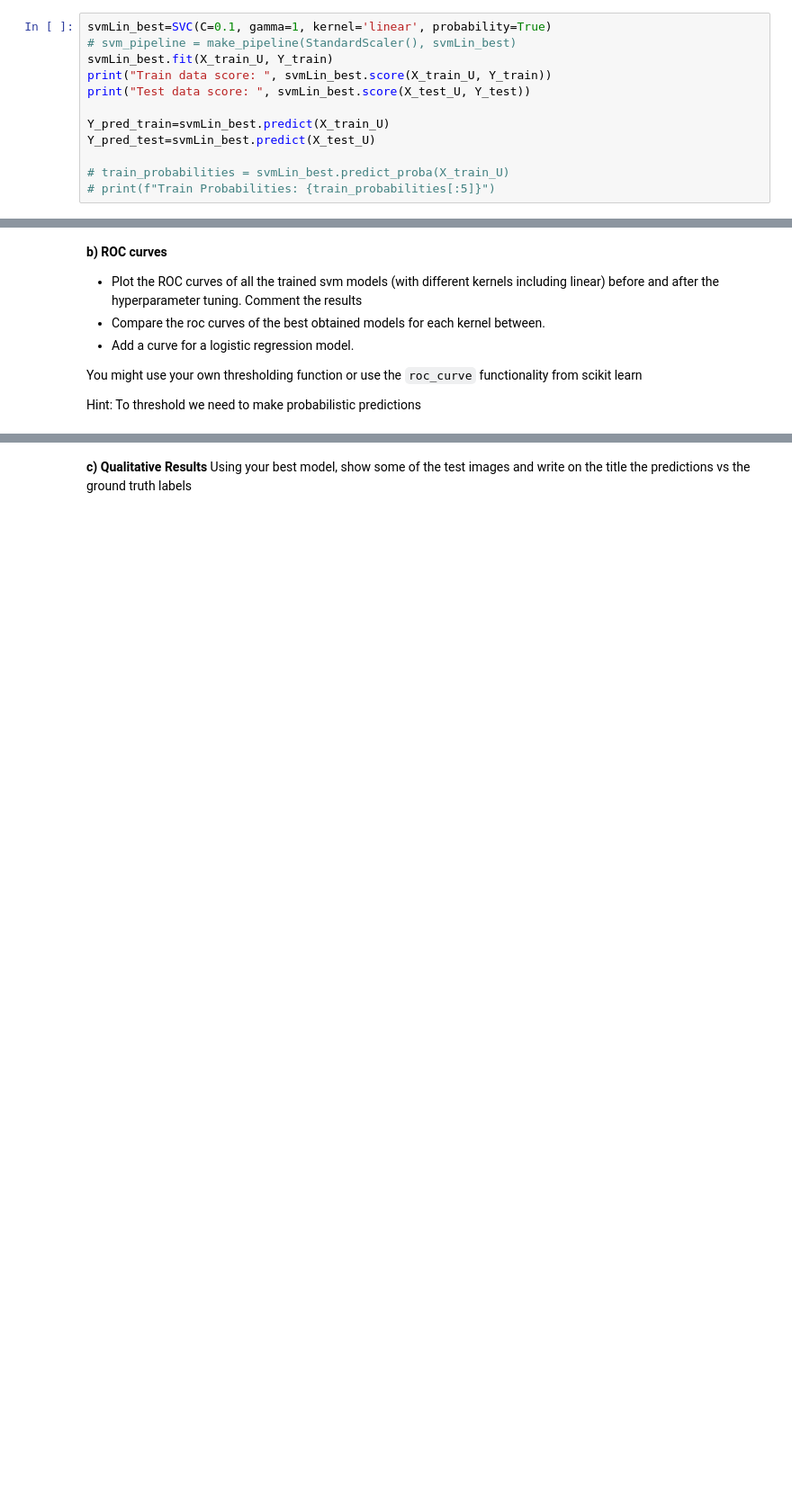
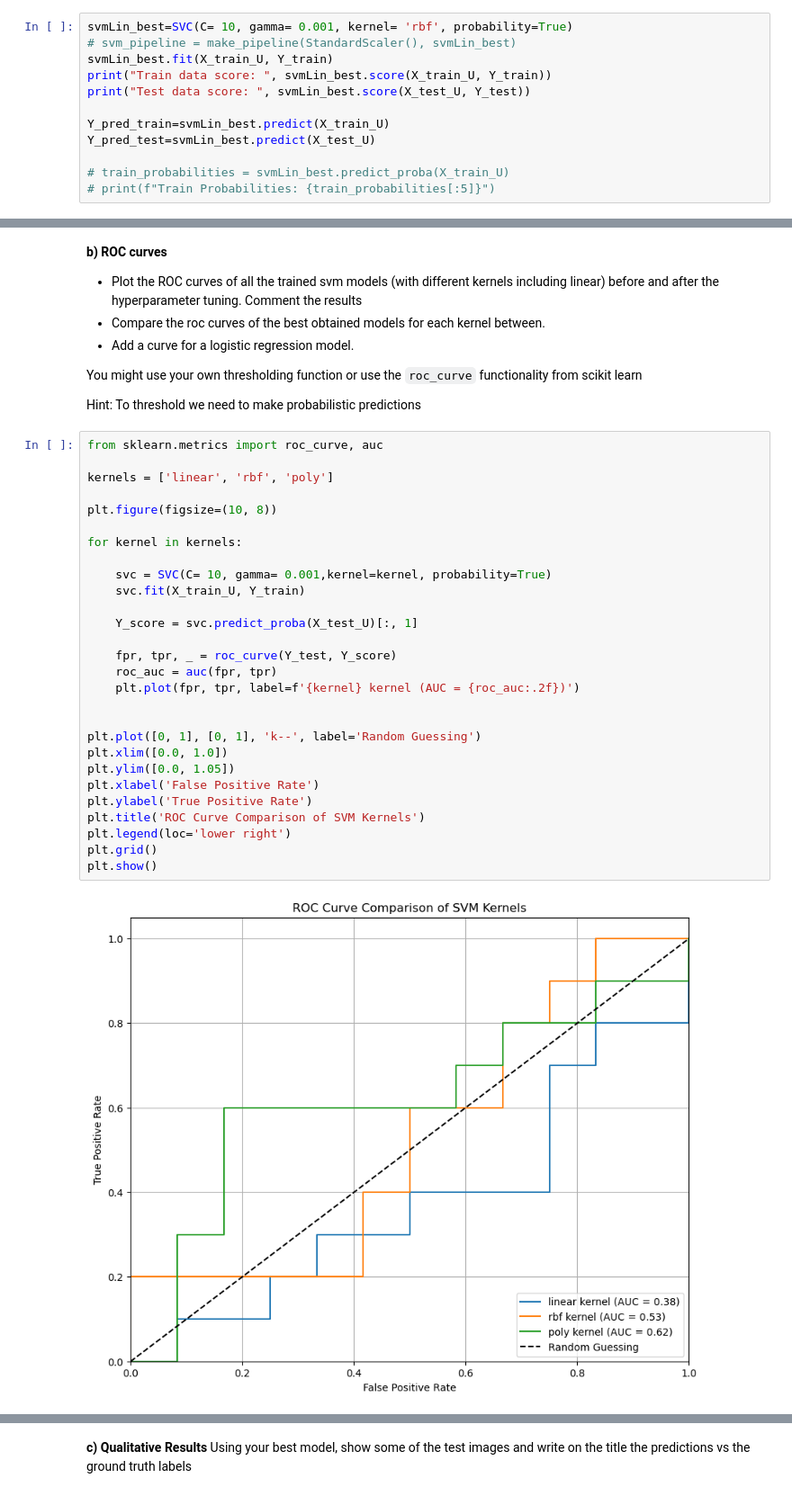
Before and after one commit to JayPanchariya/svm, a Jupyter notebook: 2024_2025_From_Linear_Classifiers_to_SVMs_sv.ipynb, the cells around one changed output, grey strips where cells are left out. Shown at 90% size. Saved outputs shown, nothing was run; the diff lists cells and outputs as text; blank space fills up the shorter version.

```diff
--- a/2024_2025_From_Linear_Classifiers_to_SVMs_sv.ipynb
+++ b/2024_2025_From_Linear_Classifiers_to_SVMs_sv.ipynb
@@ -461,5 +468,5 @@ SVC(C=0.1, gamma=1, kernel='linear')
 # %%
-svmLin_best=SVC(C=0.1, gamma=1, kernel='linear', probability=True)
+svmLin_best=SVC(C= 10, gamma= 0.001, kernel= 'rbf', probability=True)
 # svm_pipeline = make_pipeline(StandardScaler(), svmLin_best)
 svmLin_best.fit(X_train_U, Y_train)
 print("Train data score: ", svmLin_best.score(X_train_U, Y_train))
@@ -597,5 +606,35 @@ weighted avg       0.37      0.36      0.35        22
 You might use your own thresholding function or use the ``roc_curve`` functionality from scikit learn
 
 Hint: To threshold we need to make probabilistic predictions
+# %%
+from sklearn.metrics import roc_curve, auc
+
+kernels = ['linear', 'rbf', 'poly']
+
+plt.figure(figsize=(10, 8))
+
+for kernel in kernels:
+
+    svc = SVC(C= 10, gamma= 0.001,kernel=kernel, probability=True)
+    svc.fit(X_train_U, Y_train)
+
+    Y_score = svc.predict_proba(X_test_U)[:, 1]
+
+    fpr, tpr, _ = roc_curve(Y_test, Y_score)
+    roc_auc = auc(fpr, tpr)
+    plt.plot(fpr, tpr, label=f'{kernel} kernel (AUC = {roc_auc:.2f})')
+
+
+plt.plot([0, 1], [0, 1], 'k--', label='Random Guessing')
+plt.xlim([0.0, 1.0])
+plt.ylim([0.0, 1.05])
+plt.xlabel('False Positive Rate')
+plt.ylabel('True Positive Rate')
+plt.title('ROC Curve Comparison of SVM Kernels')
+plt.legend(loc='lower right')
+plt.grid()
+plt.show()
+# %% [output]
+[figure, added]
 # %%
 # Fit a logistic regression model here and make probabilistic predictions
```
Also changed, not shown: parts of 16 cells of this notebook.
